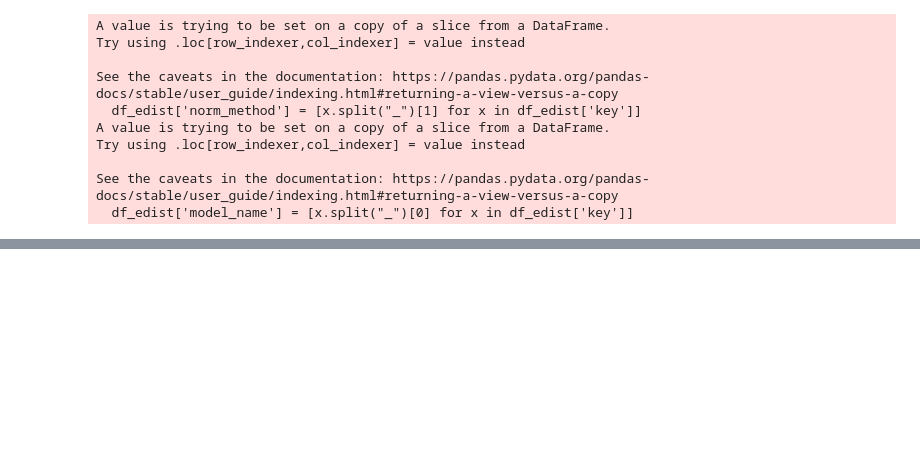
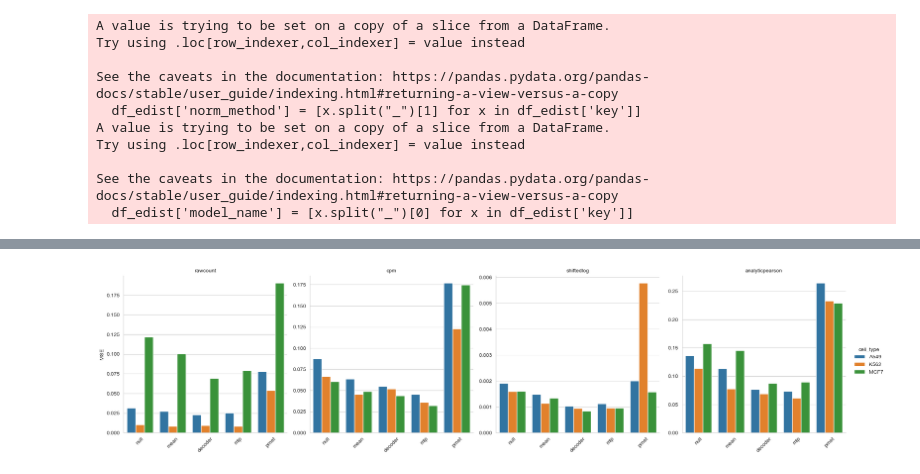
Before and after one commit to VictorCurean/scCPP, a Jupyter notebook: src/notebooks/results_norm_figures.ipynb, the cells around one changed output, grey strips where cells are left out. Drawn from its saved outputs; the diff is of its cells as text; code cells hidden in the pictures; blank space fills up the shorter version.

```diff
--- a/src/notebooks/results_norm_figures.ipynb
+++ b/src/notebooks/results_norm_figures.ipynb
@@ -151,4 +170,4 @@ plt.show()
 # %%
-df_e = df_results[['key', 'edistance_A549', 'edistance_K562', 'edistance_MCF7']]
-df_edist['norm_method'] = [x.split("_")[1] for x in df_edist['key']]
-df_edist['model_name'] = [x.split("_")[0] for x in df_edist['key']]
+df_mse = df_results[['key', 'mse_A549', 'mse_K562', 'mse_MCF7']]
+df_mse['norm_method'] = [x.split("_")[1] for x in df_mse['key']]
+df_mse['model_name'] = [x.split("_")[0] for x in df_mse['key']]
@@ -154,0 +185,27 @@ df_edist['model_name'] = [x.split("_")[0] for x in df_edist['key']]
+# %%
+df_melted = df_mse.melt(
+    id_vars=["norm_method", "model_name"],
+    value_vars=["mse_A549", "mse_K562", "mse_MCF7"],
+    var_name="cell_type",
+    value_name="mse"
+)
+
+df_melted["cell_type"] = df_melted["cell_type"].str.replace("mse_", "")
+# %%
+g = sns.catplot(
+    data=df_melted,
+    x="model_name",
+    y="mse",
+    hue="cell_type",
+    col="norm_method",
+    kind="bar",
+    height=5,
+    aspect=1,
+    sharey=False,
+)
+g.set_titles("{col_name}")
+g.set_axis_labels("", "MSE")
+g.set_xticklabels(rotation=45)
+plt.show()
+# %% [output]
+[figure, added]
```
Also changed, not shown: parts of 13 cells of this notebook, 7 other files.
